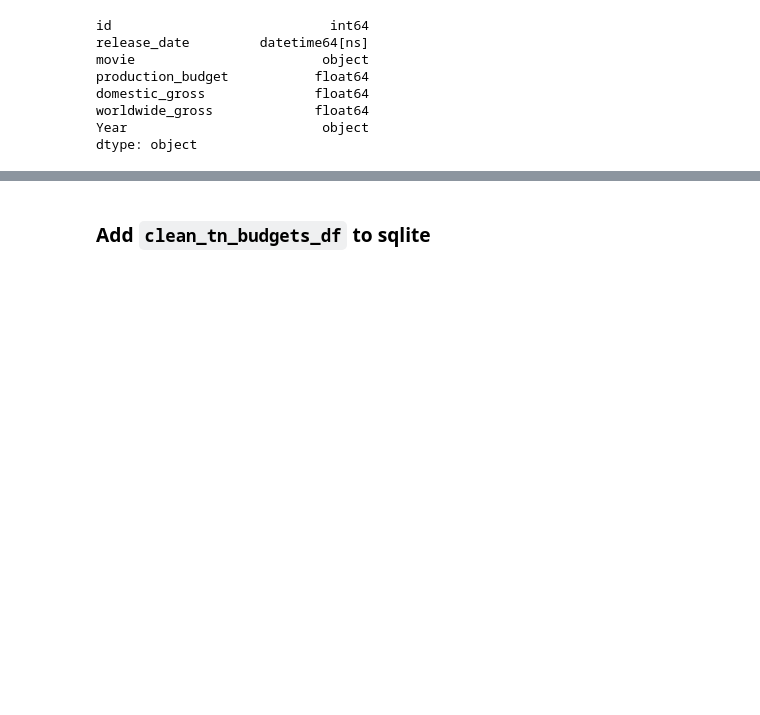
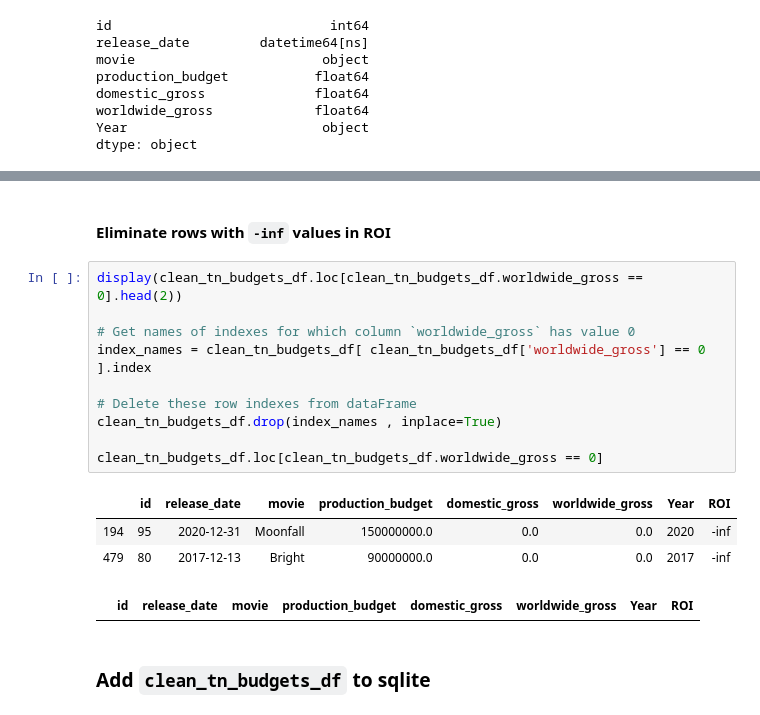
Before and after one commit to jammy-bot/dsc-mod-1-project-v2-1-online-ds-ft-120919, a Jupyter notebook: movies-clean-transform.ipynb, the cells around one changed output, grey strips where cells are left out. Drawn from its saved outputs; the diff is of its cells as text; blank space fills up the shorter version.

```diff
--- a/movies-clean-transform.ipynb
+++ b/movies-clean-transform.ipynb
@@ -469,6 +469,23 @@ dtype: object
 | 0 | 1 | 2009-12-18 | Avatar | 425000000.0 | 760507625.0 | 2.776345e+09 | 2009 | 84.69 |
 | 1 | 2 | 2011-05-20 | Pirates of the Caribbean: On Stra... | 410600000.0 | 241063875.0 | 1.045664e+09 | 2011 | 60.73 |
 | 2 | 3 | 2019-06-07 | Dark Phoenix | 350000000.0 | 42762350.0 | 1.497624e+08 | 2019 | -133.70 |
+# %% [markdown]
+#### Eliminate rows with `-inf` values in ROI
+# %%
+display(clean_tn_budgets_df.loc[clean_tn_budgets_df.worldwide_gross == 0].head(2))
+
+# Get names of indexes for which column `worldwide_gross` has value 0
+index_names = clean_tn_budgets_df[ clean_tn_budgets_df['worldwide_gross'] == 0 ].index
+
+# Delete these row indexes from dataFrame
+clean_tn_budgets_df.drop(index_names , inplace=True)
+
+clean_tn_budgets_df.loc[clean_tn_budgets_df.worldwide_gross == 0]
+# %% [output]
+|  | id | release_date | movie | production_budget | domestic_gross | worldwide_gross | Year | ROI |
+| 194 | 95 | 2020-12-31 | Moonfall | 150000000.0 | 0.0 | 0.0 | 2020 | -inf |
+| 479 | 80 | 2017-12-13 | Bright | 90000000.0 | 0.0 | 0.0 | 2017 | -inf |
+|  | id | release_date | movie | production_budget | domestic_gross | worldwide_gross | Year | ROI |
 # %% [markdown]
 ### Add `clean_tn_budgets_df` to sqlite
 # %%
```
Also changed, not shown: parts of 63 cells of this notebook, 1 other file.
